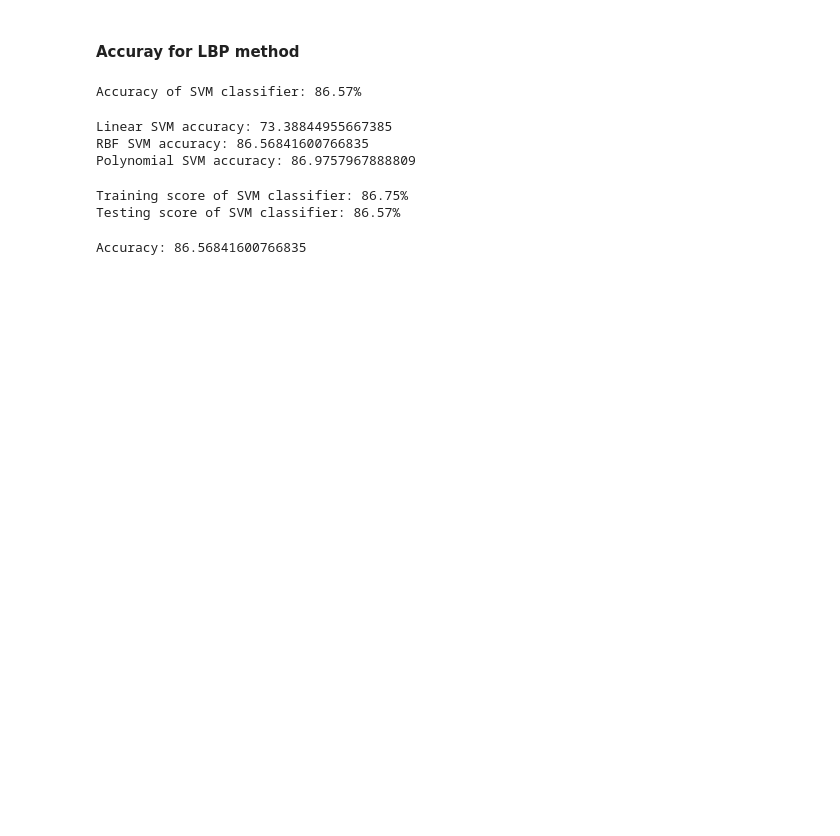
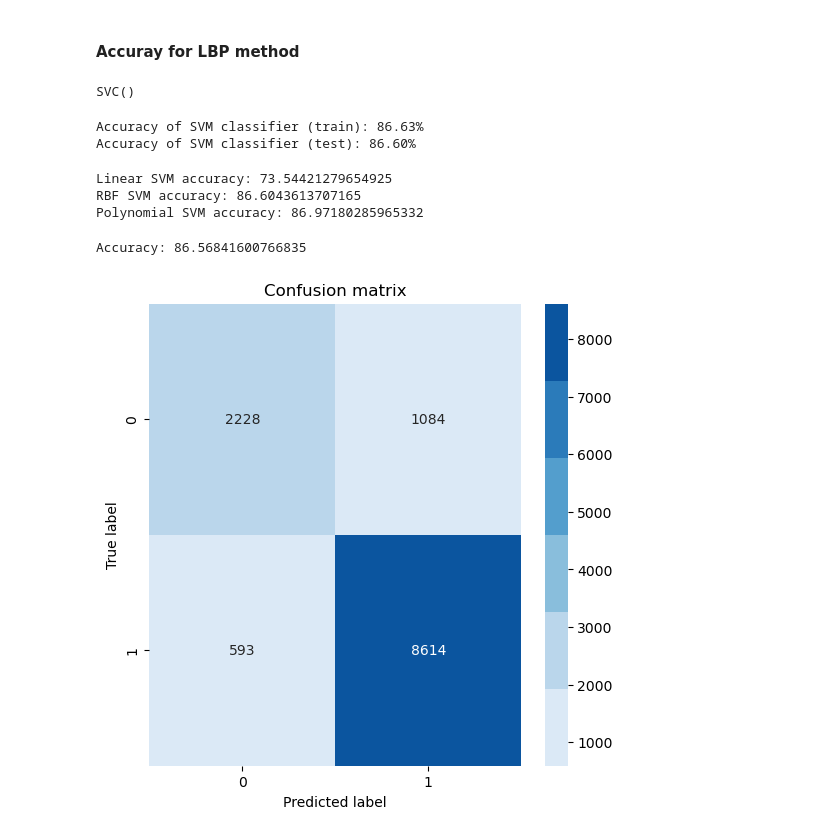
Before and after one commit to TeamMalloc/final-year-ML-projcet, a Jupyter notebook: SVM-with-dataAug4.ipynb, the cells around one changed output. Saved outputs shown, nothing was run; the diff lists cells and outputs as text; code cells hidden in the pictures; blank space fills up the shorter version.

```diff
--- a/SVM-with-dataAug4.ipynb
+++ b/SVM-with-dataAug4.ipynb
@@ -330,16 +402,25 @@ X_train2, X_test2, y_train2, y_test2 = train_test_split(features2, labels2, test
 # %% [markdown]
 #### Accuray for LBP method
+# %%
+# Split data into training and testing sets
+X_train2, X_test2, y_train2, y_test2 = train_test_split(features2, labels2, test_size=0.30, random_state=42)
+# %%
+from sklearn.svm import SVC
+
+svm2 = SVC()
+svm2.fit(X_train2, y_train2)
+# %% [output]
+SVC()
 # %%
-svm = SVC()
-svm.fit(X_train2, y_train2)
-accuracy = svm.score(X_test2, y_test2)
+accuracy_train = svm2.score(X_train2, y_train2)
+accuracy_test = svm2.score(X_test2, y_test2)
 
-print("Accuracy of SVM classifier: {:.2f}%".format(accuracy * 100))
+print("Accuracy of SVM classifier (train): {:.2f}%".format(accuracy_train * 100))
+print("Accuracy of SVM classifier (test): {:.2f}%".format(accuracy_test * 100))
 # %% [output]
-Accuracy of SVM classifier: 86.57%
+Accuracy of SVM classifier (train): 86.63%
+Accuracy of SVM classifier (test): 86.60%
 # %%
-# Split the data into training and testing sets
-X_train, X_test, y_train, y_test = train_test_split(features2, labels2, test_size=0.2, random_state=42)
 
 # Initialize SVM classifiers with different kernels
 svm_linear = SVC(kernel='linear')
@@ -347,33 +428,23 @@ svm_rbf = SVC(kernel='rbf')
 svm_poly = SVC(kernel='poly')
 
 # Train SVM classifiers on the training set
-svm_linear.fit(X_train, y_train)
-svm_rbf.fit(X_train, y_train)
-svm_poly.fit(X_train, y_train)
+svm_linear.fit(X_train2, y_train2)
+svm_rbf.fit(X_train2, y_train2)
+svm_poly.fit(X_train2, y_train2)
 
 # Evaluate the performance of SVM classifiers on the testing set
-accuracy_linear = svm_linear.score(X_test, y_test)
-accuracy_rbf = svm_rbf.score(X_test, y_test)
-accuracy_poly = svm_poly.score(X_test, y_test)
+accuracy_linear = svm_linear.score(X_test2, y_test2)
+accuracy_rbf = svm_rbf.score(X_test2, y_test2)
+accuracy_poly = svm_poly.score(X_test2, y_test2)
 
 # Print the accuracies
 print("Linear SVM accuracy:", accuracy_linear*100)
 print("RBF SVM accuracy:", accuracy_rbf*100)
 print("Polynomial SVM accuracy:", accuracy_poly*100)
 # %% [output]
-Linear SVM accuracy: 73.38844955667385
-RBF SVM accuracy: 86.56841600766835
-Polynomial SVM accuracy: 86.9757967888809
+Linear SVM accuracy: 73.54421279654925
+RBF SVM accuracy: 86.6043613707165
+Polynomial SVM accuracy: 86.97180285965332
-# %%
-
-train_score2 = svm.score(X_train2, y_train2)
-test_score2 = svm.score(X_test2, y_test2)
-
-print("Training score of SVM classifier: {:.2f}%".format(train_score2 * 100))
-print("Testing score of SVM classifier: {:.2f}%".format(test_score2 * 100))
-# %% [output]
-Training score of SVM classifier: 86.75%
-Testing score of SVM classifier: 86.57%
 # %%
 from sklearn.metrics import accuracy_score
 
@@ -385,3 +456,27 @@ accuracy = accuracy_score(y_test, y_pred)
 print("Accuracy:", accuracy*100)
 # %% [output]
 Accuracy: 86.56841600766835
+# %%
+import numpy as np
+import matplotlib.pyplot as plt
+import seaborn as sns
+from sklearn.metrics import confusion_matrix
+
+# Assuming you have defined y_test1 and y_pred1 variables correctly
+
+# Create the confusion matrix
+y_pred2 = svm2.predict(X_test2)
+cm2 = confusion_matrix(y_test2, y_pred2)
+
+# Set the colormap
+cmap = sns.color_palette("Blues")
+
+# Plot the confusion matrix
+plt.figure(figsize=(6, 6))
+sns.heatmap(cm2, annot=True, cmap=cmap, fmt="d")
+plt.title("Confusion matrix")
+plt.ylabel("True label")
+plt.xlabel("Predicted label")
+plt.show()
+# %% [output]
+[figure, added]
```
Also changed, not shown: parts of 14 cells of this notebook.
